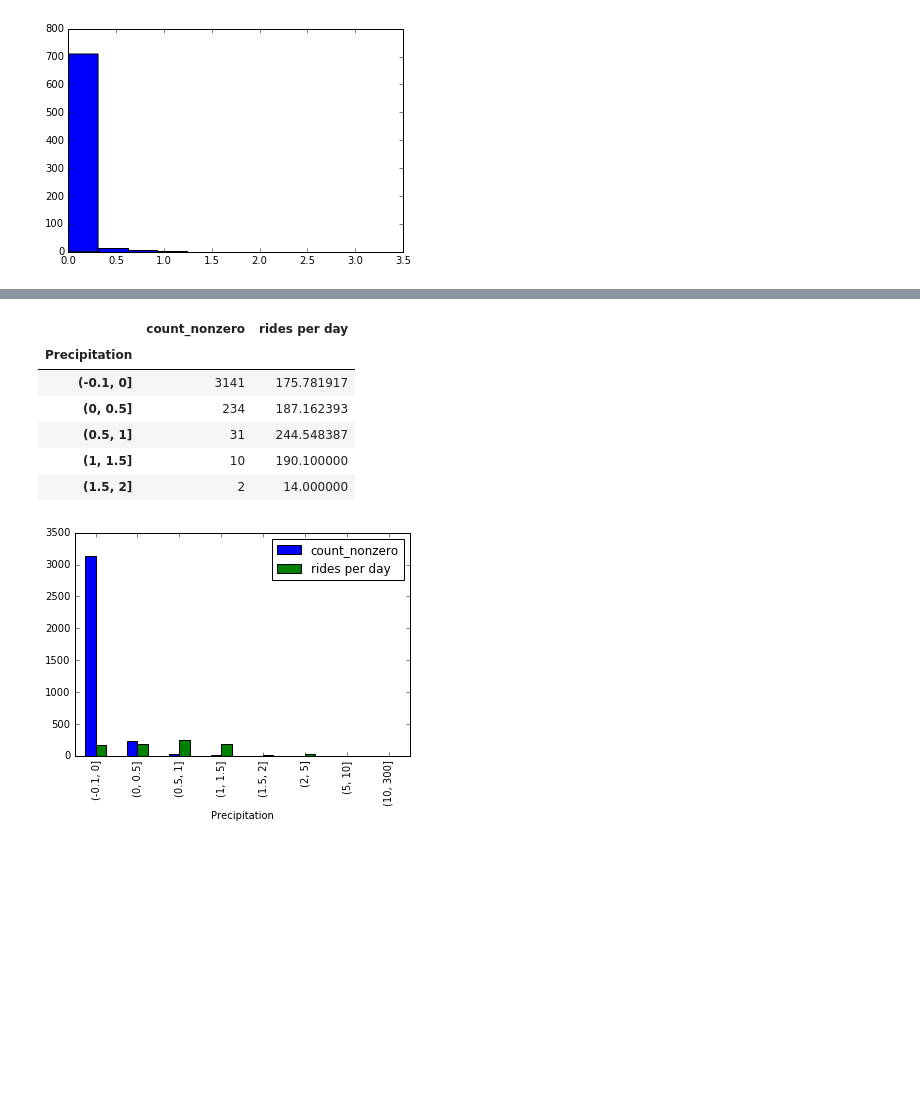
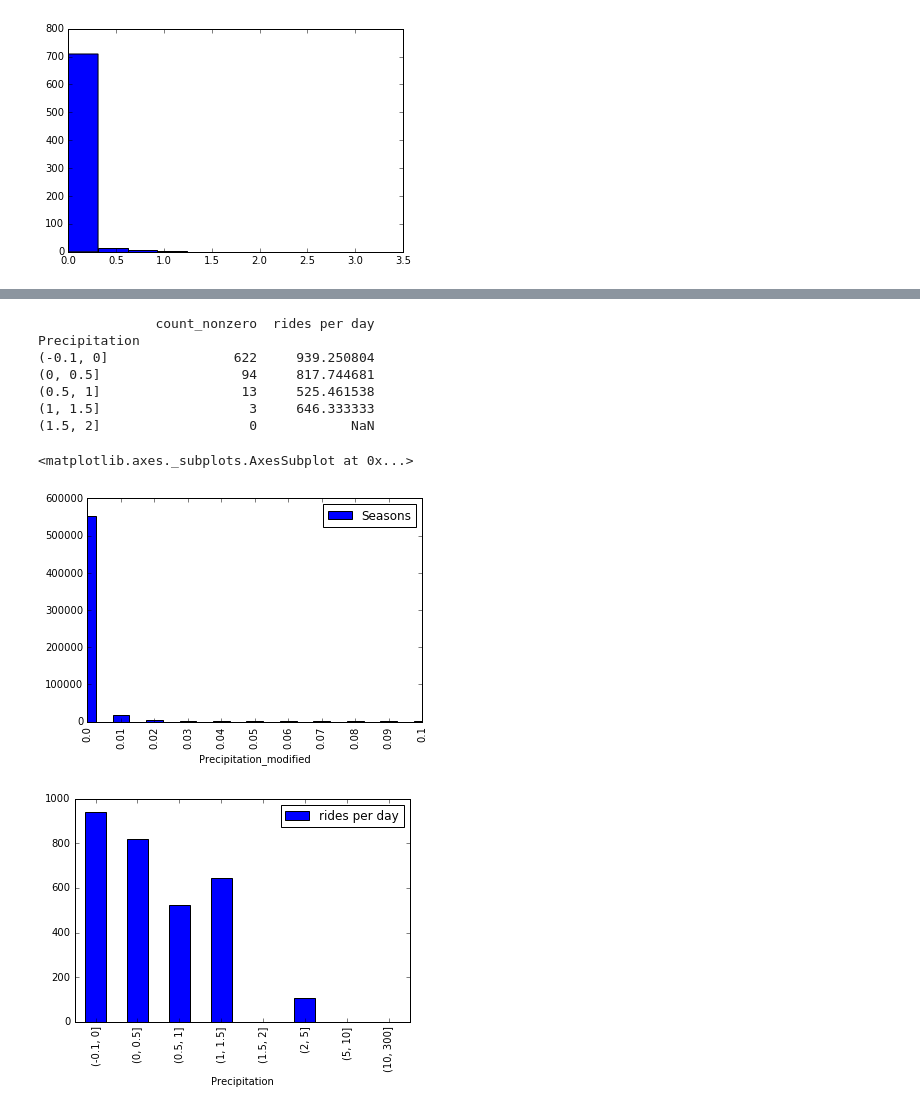
Before and after one commit to yannie30/MIDSPythonBridgeProject2-BikeShareData, a Jupyter notebook: Output Files/Data Analysis_SF.ipynb, the cells around one changed output, grey strips where cells are left out. Drawn from its saved outputs; the diff is of its cells as text; code cells hidden in the pictures; blank space fills up the shorter version.

```diff
--- a/Output Files/Data Analysis_SF.ipynb
+++ b/Output Files/Data Analysis_SF.ipynb
@@ -91,22 +134,35 @@ plt.hist(sf_precip["Precipitation_modified"]["mean"])
 # %%
-sf_precip = sf_df.groupby(['Date',"city"]).agg({'Precipitation_modified':[np.mean], 'Seasons':[np.count_nonzero]})
+#How does precipitation affect ridership? Pecipitation
+#ranges = [0,3,6,9,12]
+#labels = ['winter','spring','summer','fall']
+sf_df.groupby(['Precipitation_modified']).agg({'Seasons': np.count_nonzero}).plot(kind='bar')
+plt.gca().set_xlim([0,10])
+#plt.xlabel("Season")
+#plt.ylabel("Number of Seasonal Rides")
+#plt.title("SF Rides by Season")
+#plt.savefig('SF_Seasonal_Rides.png')
+#Precipitation = np.unique(sf_df['Precipitation_modified'])
+#print(Precipitation)
+
+sf_precip = sf_df.groupby(['Date']).agg({'Precipitation_modified':[np.mean], 'Seasons':[np.count_nonzero]})
 sf_precip.columns = sf_precip.columns.droplevel(0)
 ranges = [-0.1,0,0.5,1,1.5,2,5,10,300]
 sf_precip['Precipitation'] = pd.cut(sf_precip["mean"], ranges).astype('category')
 sf_precip = sf_precip.groupby(['Precipitation']).agg({'count_nonzero':[np.sum, np.count_nonzero]})
 sf_precip.columns = sf_precip.columns.droplevel(0)
 sf_precip["rides per day"] = sf_precip["sum"] / sf_precip["count_nonzero"]
 del sf_precip["sum"]
-sf_precip["count_nonzero"]
+print(sf_precip.head())
+del sf_precip["count_nonzero"]
 sf_precip.plot(kind='bar')
-sf_precip.head()
-#
 # %% [output]
-|  | count_nonzero | rides per day |
-| Precipitation |  |  |
-| (-0.1, 0] | 3141 | 175.781917 |
-| (0, 0.5] | 234 | 187.162393 |
-| (0.5, 1] | 31 | 244.548387 |
-| (1, 1.5] | 10 | 190.100000 |
-| (1.5, 2] | 2 | 14.000000 |
+               count_nonzero  rides per day
+Precipitation
+(-0.1, 0]                622     939.250804
+(0, 0.5]                  94     817.744681
+(0.5, 1]                  13     525.461538
+(1, 1.5]                   3     646.333333
+(1.5, 2]                   0            NaN
+<matplotlib.axes._subplots.AxesSubplot at 0x...>
-[figure, old version]
+[figure, new version]
+[figure, added]
```
Also changed, not shown: parts of 4 cells of this notebook.
